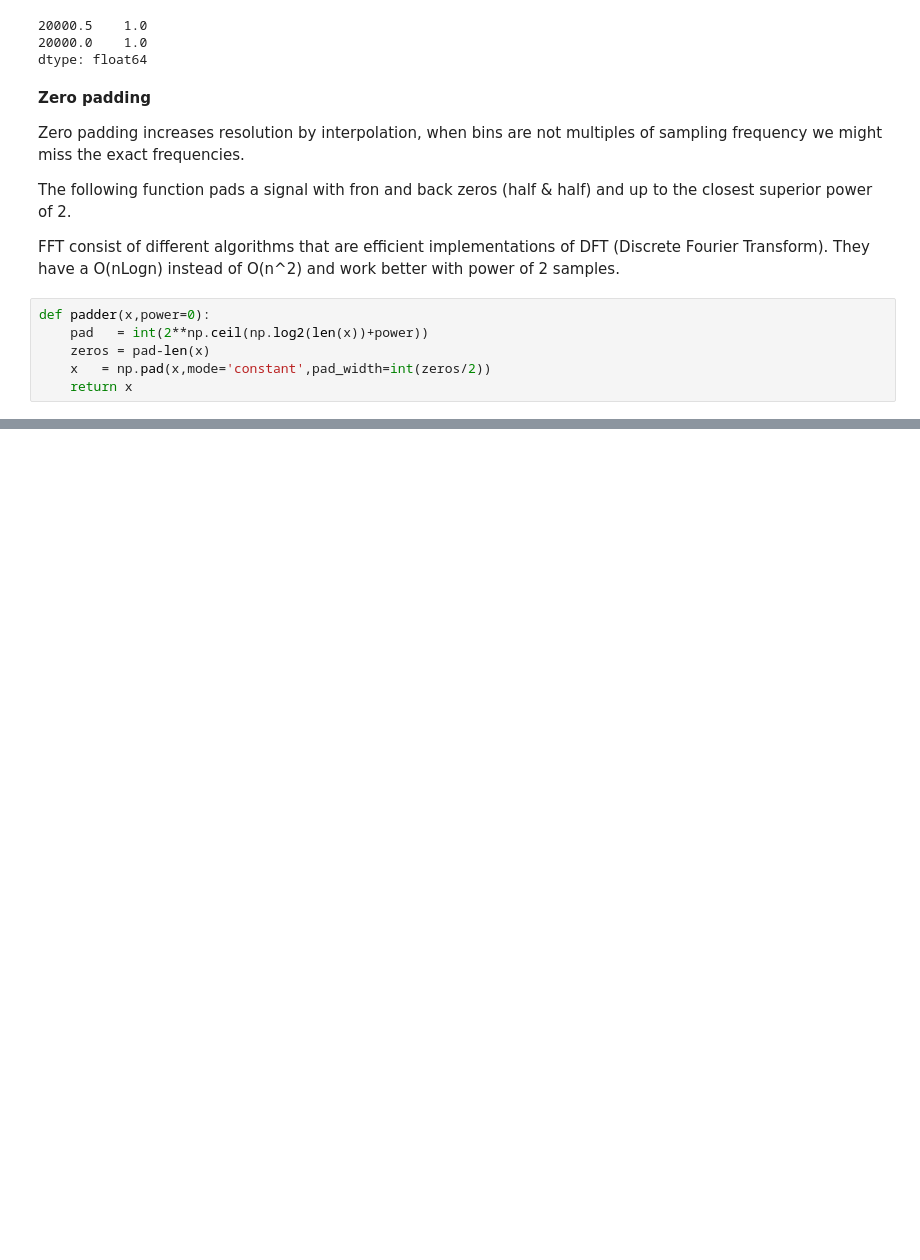
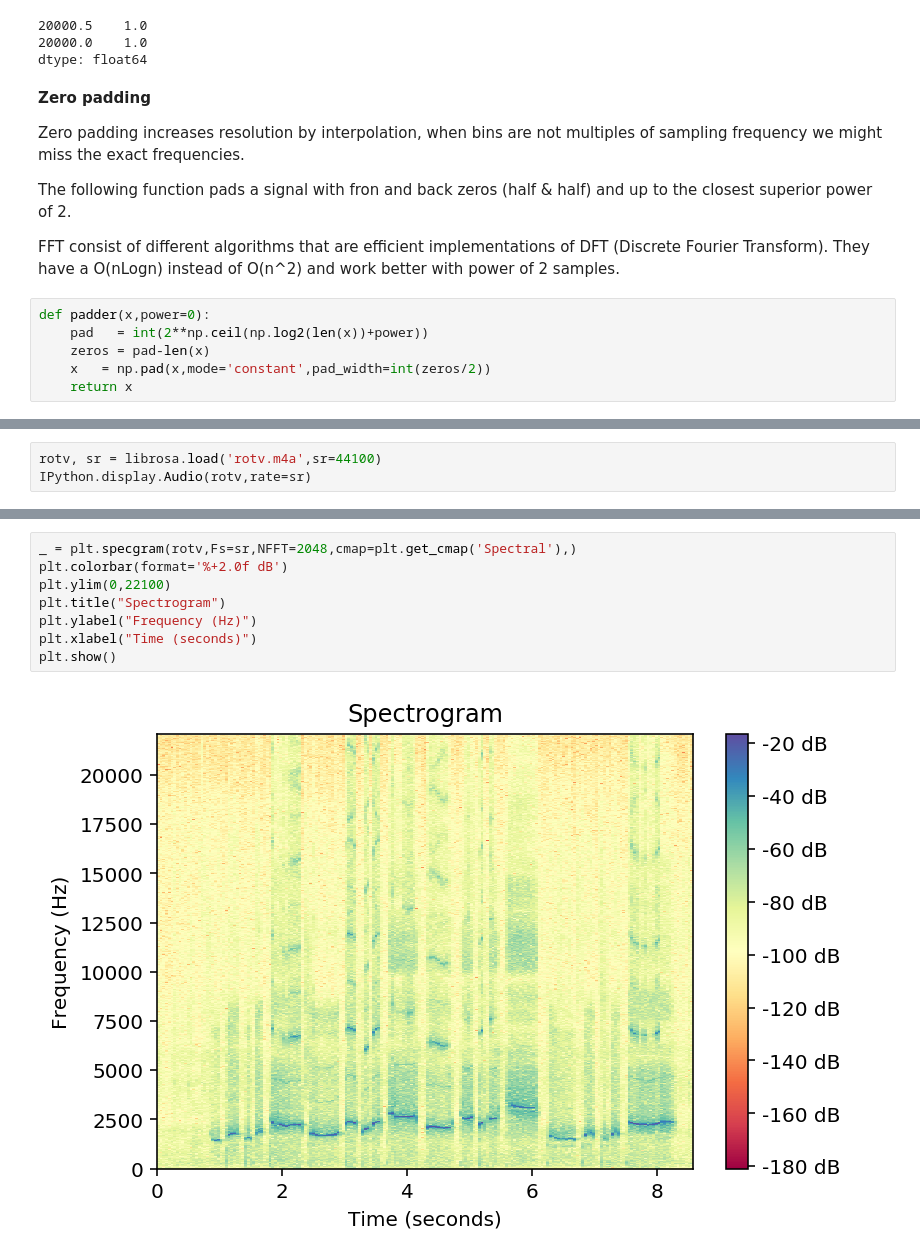
Before and after one commit to luisecastro/digital_signals, a Jupyter notebook: signals02.ipynb, the cells around one changed output, grey strips where cells are left out. Saved outputs shown, nothing was run; the diff lists cells and outputs as text; blank space fills up the shorter version.

```diff
--- a/signals02.ipynb
+++ b/signals02.ipynb
@@ -233,0 +246,3 @@ plt.show()
+# %%
+rotv, sr = librosa.load('rotv.m4a',sr=44100)
+IPython.display.Audio(rotv,rate=sr)
@@ -233,0 +251,10 @@ plt.show()
+# %%
+_ = plt.specgram(rotv,Fs=sr,NFFT=2048,cmap=plt.get_cmap('Spectral'),)
+plt.colorbar(format='%+2.0f dB')
+plt.ylim(0,22100)
+plt.title("Spectrogram")
+plt.ylabel("Frequency (Hz)")
+plt.xlabel("Time (seconds)")
+plt.show()
+# %% [output]
+[figure, added]
```
Also changed, not shown: parts of 13 cells of this notebook, 1 other file.
